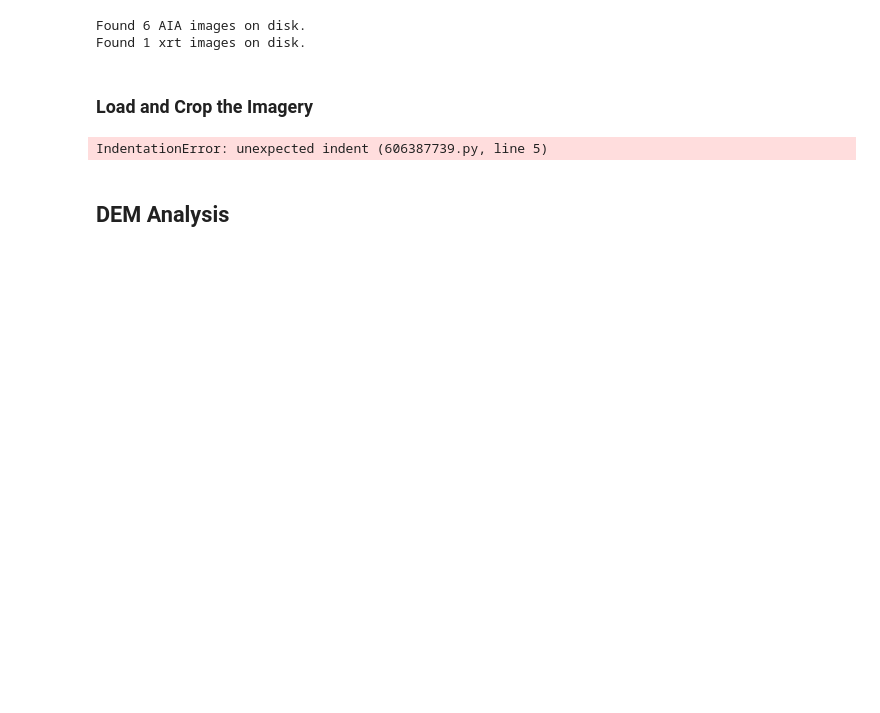
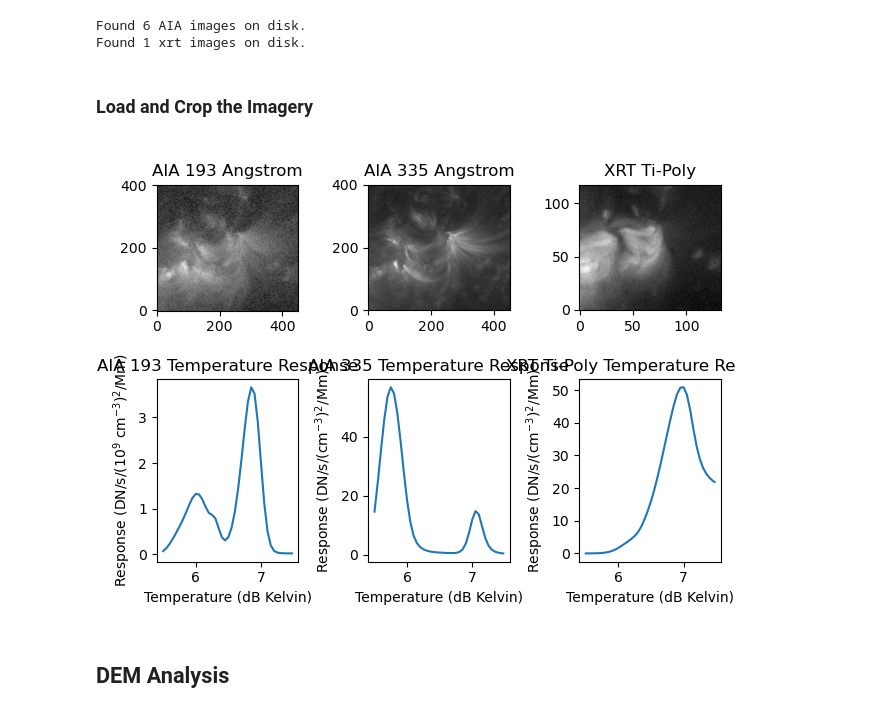
Before and after one commit to jeplowman/EMToolKit, a Jupyter notebook: docs/source/examples/EMToolKit_example_multi_instrument.ipynb, the cells around one changed output. Cells and saved outputs as stored; diff of their text form; code cells hidden in the pictures; blank space fills up the shorter version.

```diff
--- a/docs/source/examples/EMToolKit_example_multi_instrument.ipynb
+++ b/docs/source/examples/EMToolKit_example_multi_instrument.ipynb
@@ -92,17 +97,8 @@ xrtmap.meta['crval2'] -= xrt_offsets[1].value
 
 [xrtmaps,xrterrs,xrt_trlogts,xrt_tresps] = xrt_wrapper([xrtmap], temperature_array=temperature_array)
 
-# # Append the XRT data to the AIA data
+# # Append the XRT data to the AIA data <- Key point
 maps.append(xrtmaps[0])
 errs.append(xrterrs[0])
 trlogts.append(xrt_trlogts[0])
 tresps.append(xrt_tresps[0])
-
-
-
-# Normalizing the response functions makes them much easier for the solver to handle.
-datmax_nominal = 1.0e4 # The nominal maximum of the data
-overall_norm = datmax_nominal/np.max(np.array(tresps))
-norms = np.max(np.array(tresps),axis=0)/np.max(np.array(tresps))/overall_norm
-# %% [output]
-IndentationError: unexpected indent (606387739.py, line 5)
@@ -114,32 +116,31 @@ datasequence = emtk.em_data(maps,errs,trlogts,tresps)
 em_collection = emtk.em_collection(datasequence)
 # %%
 # Show some of the AIA channels and their temperature responses for illustration:
-plt_emmax = 5.0e28  # Maximum emission value for plotting
-gfac = 1.0 / 2.2  # Gamma correction factor for visualization
+plt_emmax = 5.0e28
+gfac = 1.0/2.2
 
-fig, axs = plt.subplots(2, 3)  # Create a figure with a 2x3 grid of subplots
+fig, axs = plt.subplots(2, 3)
+axs[0,0].imshow(np.clip(maps[1].data/np.max(tresps[1]),0,plt_emmax)**gfac,cmap=plt.get_cmap('gray'))
+axs[0,0].set(title='AIA 193 Angstrom')
+axs[1,0].plot(trlogts[1],tresps[1]/1.0e-27)
+axs[1,0].set(title='AIA 193 Temperature Response',xlabel='Temperature (dB Kelvin)',ylabel='Response (DN/s/(10$^9$ cm$^{-3})^2$/Mm)')
 
-# Plot AIA 193 Angstrom channel
-axs[0, 0].imshow(np.clip(maps[1].data / np.max(tresps[1]), 0, plt_emmax) ** gfac, cmap=plt.get_cmap('gray'))
-axs[0, 0].set(title='AIA 193 Angstrom')
-axs[1, 0].plot(trlogts[1], tresps[1] / 1.0e-27)
-axs[1, 0].set(title='AIA 193 TResp', xlabel='Temperature (dB Kelvin)', ylabel='Response (DN/s/(10$^9$ cm$^{-3})^2$/Mm)')
+axs[0,1].imshow(np.clip(maps[2].data/np.max(tresps[2]),0,plt_emmax)**gfac,cmap=plt.get_cmap('gray'))
+axs[0,1].set(title='AIA 335 Angstrom')
+axs[1,1].plot(trlogts[2],tresps[2]/1.0e-27)
+axs[1,1].set(title='AIA 335 Temperature Response',xlabel='Temperature (dB Kelvin)',ylabel='Response (DN/s/(cm$^{-3})^2$/Mm)')
 
-# Plot AIA 335 Angstrom channel
-axs[0, 1].imshow(np.clip(maps[2].data / np.max(tresps[2]), 0, plt_emmax) ** gfac, cmap=plt.get_cmap('gray'))
-axs[0, 1].set(title='AIA 335 Angstrom')
-axs[1, 1].plot(trlogts[2], tresps[2] / 1.0e-27)
-axs[1, 1].set(title='AIA 335 TResp', xlabel='Temperature (dB Kelvin)')
+axs[0,2].imshow(np.clip(maps[-1].data/np.max(tresps[-1]),0,plt_emmax)**gfac,cmap=plt.get_cmap('gray'))
+axs[0,2].set(title='XRT Ti-Poly')
+axs[1,2].plot(trlogts[-1],tresps[-1]/1.0e-27)
 
-# Plot AIA 94 Angstrom channel
-axs[0, 2].imshow(np.clip(maps[5].data / np.max(tresps[5]), 0, plt_emmax) ** gfac, cmap=plt.get_cmap('gray'))
-axs[0, 2].set(title='AIA 94 Angstrom')
-axs[1, 2].plot(trlogts[5], tresps[5] / 1.0e-27)
-axs[1, 2].set(title='AIA 94 TResp', xlabel='Temperature (dB Kelvin)')
+axs[1,2].set(title='XRT Ti-Poly Temperature Response',xlabel='Temperature (dB Kelvin)',ylabel='Response (DN/s/(cm$^{-3})^2$/Mm)')
 
 # Adjust layout and show the plots
 plt.tight_layout()
 plt.show()
+# %% [output]
+[figure, added]
 # %% [markdown]
 ## DEM Analysis
 # %% [markdown]
```
Also changed, not shown: parts of 15 cells of this notebook, 12 other files.
